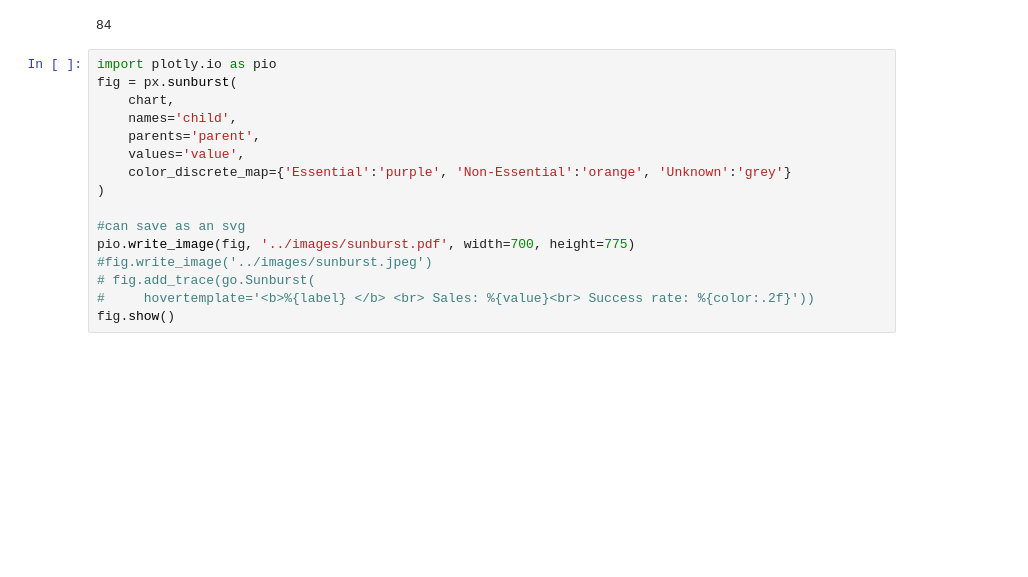
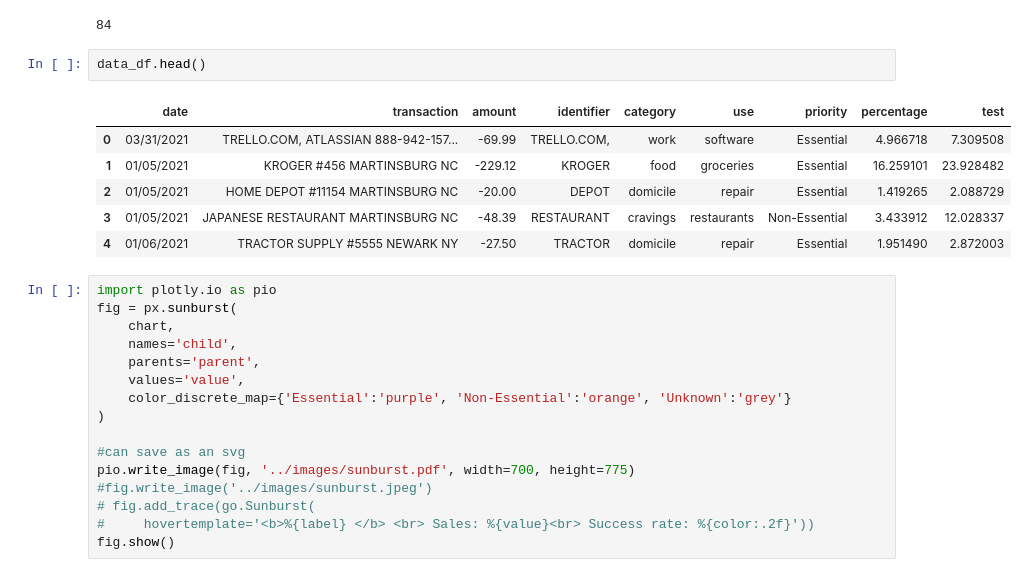
Before and after one commit to ph1-618O/clover, a Jupyter notebook: notebooks/sunburst.ipynb, the cells around one changed output. Saved outputs shown, nothing was run; the diff lists cells and outputs as text; blank space fills up the shorter version.

```diff
--- a/notebooks/sunburst.ipynb
+++ b/notebooks/sunburst.ipynb
@@ -337,6 +319,15 @@ len(chart['value'])
 25+23+23+6+4+3
 # %% [output]
 84
+# %%
+data_df.head()
+# %% [output]
+|  | date | transaction | amount | identifier | category | use | priority | percentage | test |
+| 0 | 03/31/2021 | TRELLO.COM, ATLASSIAN 888-942-157... | -69.99 | TRELLO.COM, | work | software | Essential | 4.966718 | 7.309508 |
+| 1 | 01/05/2021 | KROGER #456 MARTINSBURG NC | -229.12 | KROGER | food | groceries | Essential | 16.259101 | 23.928482 |
+| 2 | 01/05/2021 | HOME DEPOT #11154 MARTINSBURG NC | -20.00 | DEPOT | domicile | repair | Essential | 1.419265 | 2.088729 |
+| 3 | 01/05/2021 | JAPANESE RESTAURANT MARTINSBURG NC | -48.39 | RESTAURANT | cravings | restaurants | Non-Essential | 3.433912 | 12.028337 |
+| 4 | 01/06/2021 | TRACTOR SUPPLY #5555 NEWARK NY | -27.50 | TRACTOR | domicile | repair | Essential | 1.951490 | 2.872003 |
 # %%
 import plotly.io as pio
 fig = px.sunburst(
```
Also changed, not shown: parts of 2 cells of this notebook, 3 other files.
